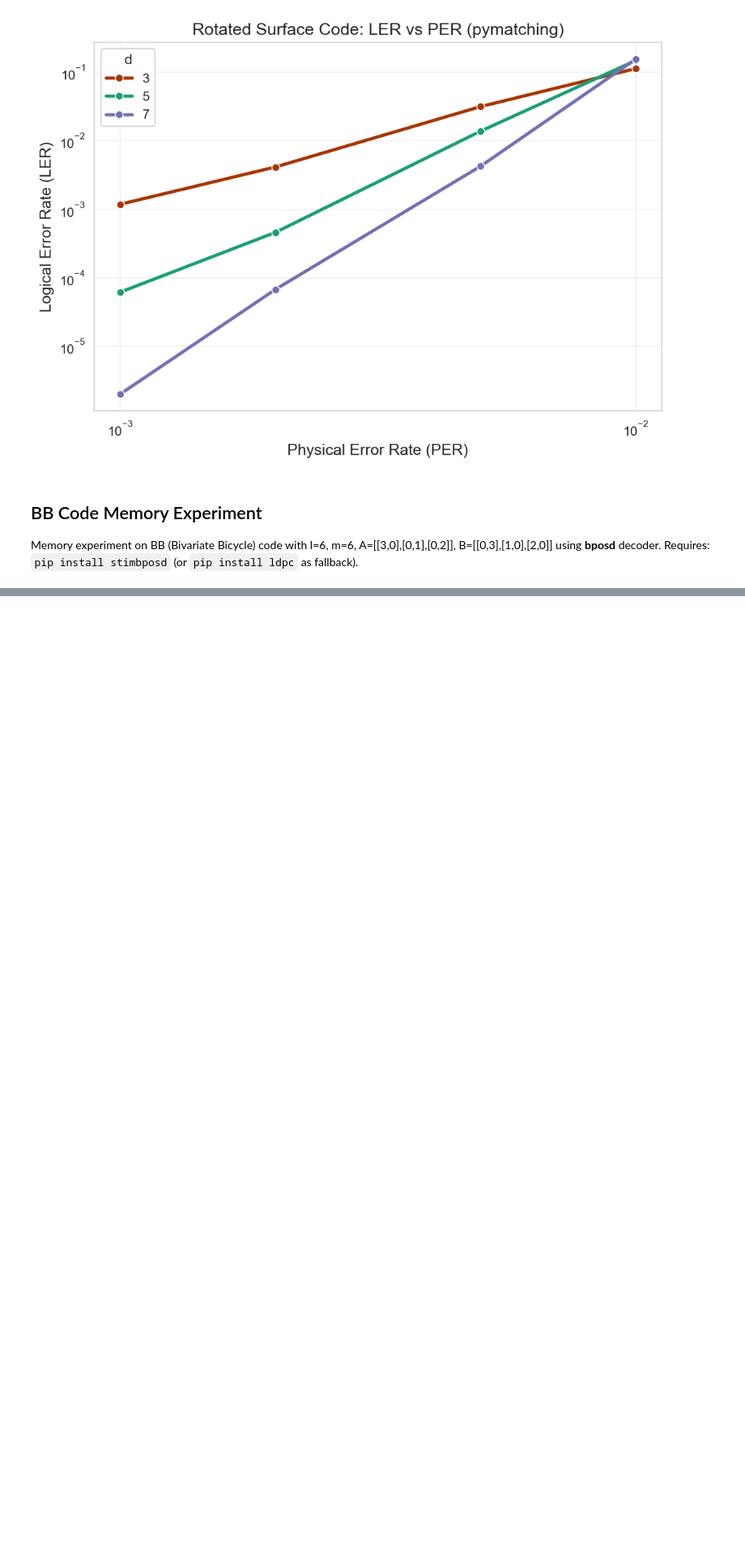
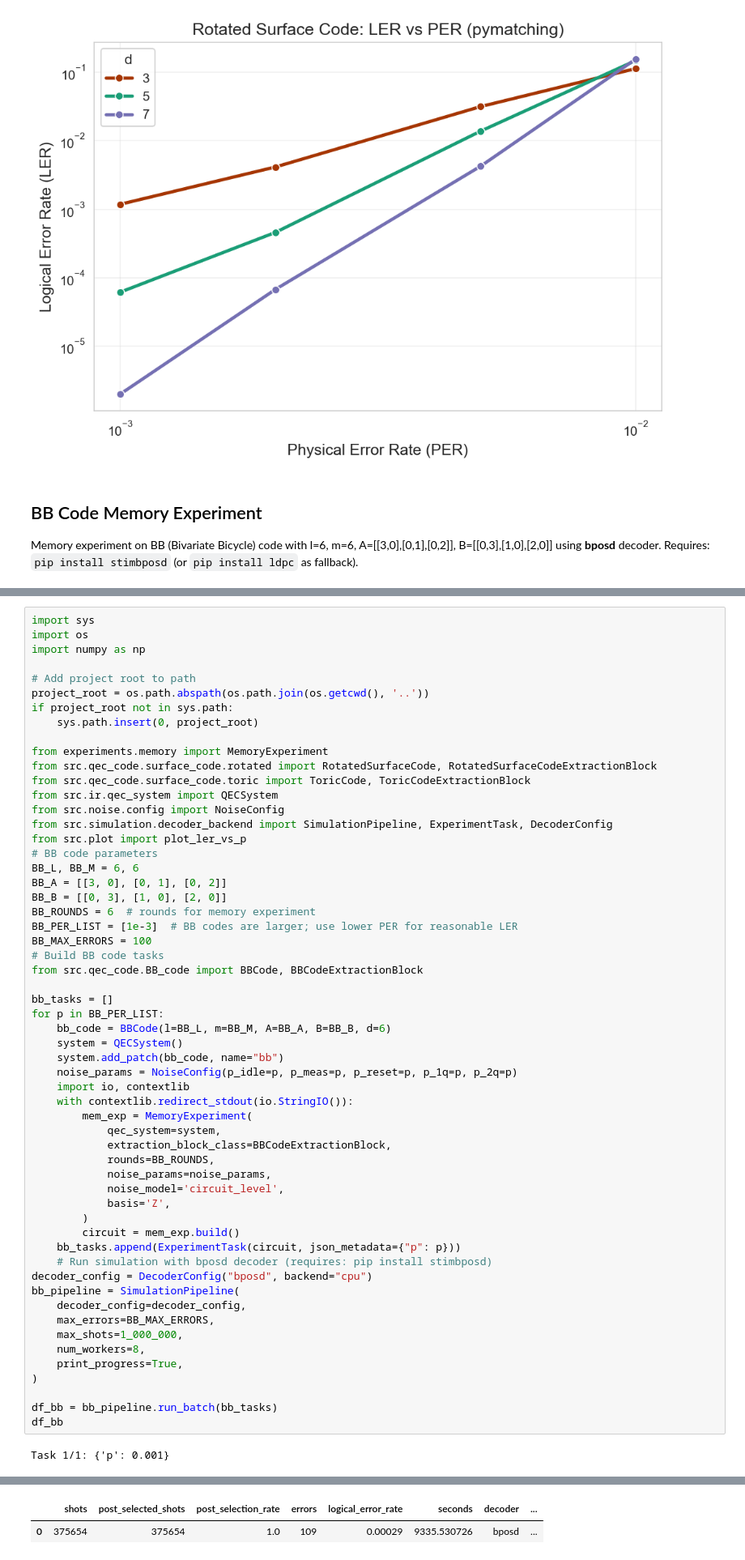
Before and after one commit to QuTone/LightStim, a Jupyter notebook: notebooks/test_decoder.ipynb, the cells around one changed output, grey strips where cells are left out. Shown at 81% size. Saved outputs shown, nothing was run; the diff lists cells and outputs as text; blank space fills up the shorter version.

```diff
--- a/notebooks/test_decoder.ipynb
+++ b/notebooks/test_decoder.ipynb
@@ -222,0 +178,59 @@ plot_ler_vs_p(
+# %%
+import sys
+import os
+import numpy as np
+
+# Add project root to path
+project_root = os.path.abspath(os.path.join(os.getcwd(), '..'))
+if project_root not in sys.path:
+    sys.path.insert(0, project_root)
+
+from experiments.memory import MemoryExperiment
+from src.qec_code.surface_code.rotated import RotatedSurfaceCode, RotatedSurfaceCodeExtractionBlock
+from src.qec_code.surface_code.toric import ToricCode, ToricCodeExtractionBlock
+from src.ir.qec_system import QECSystem
+from src.noise.config import NoiseConfig
+from src.simulation.decoder_backend import SimulationPipeline, ExperimentTask, DecoderConfig
+from src.plot import plot_ler_vs_p
+# BB code parameters
+BB_L, BB_M = 6, 6
+BB_A = [[3, 0], [0, 1], [0, 2]]
+BB_B = [[0, 3], [1, 0], [2, 0]]
+BB_ROUNDS = 6  # rounds for memory experiment
+BB_PER_LIST = [1e-3]  # BB codes are larger; use lower PER for reasonable LER
+BB_MAX_ERRORS = 100
+# Build BB code tasks
+from src.qec_code.BB_code import BBCode, BBCodeExtractionBlock
+
+bb_tasks = []
+for p in BB_PER_LIST:
+    bb_code = BBCode(l=BB_L, m=BB_M, A=BB_A, B=BB_B, d=6)
+    system = QECSystem()
+    system.add_patch(bb_code, name="bb")
+    noise_params = NoiseConfig(p_idle=p, p_meas=p, p_reset=p, p_1q=p, p_2q=p)
+    import io, contextlib
+    with contextlib.redirect_stdout(io.StringIO()):
+        mem_exp = MemoryExperiment(
+            qec_system=system,
+            extraction_block_class=BBCodeExtractionBlock,
+            rounds=BB_ROUNDS,
+            noise_params=noise_params,
+            noise_model='circuit_level',
+            basis='Z',
+        )
+        circuit = mem_exp.build()
+    bb_tasks.append(ExperimentTask(circuit, json_metadata={"p": p}))
+    # Run simulation with bposd decoder (requires: pip install stimbposd)
+decoder_config = DecoderConfig("bposd", backend="cpu")
+bb_pipeline = SimulationPipeline(
+    decoder_config=decoder_config,
+    max_errors=BB_MAX_ERRORS,
+    max_shots=1_000_000,
+    num_workers=8,
+    print_progress=True,
+)
+
+df_bb = bb_pipeline.run_batch(bb_tasks)
+df_bb
+# %% [output]
+Task 1/1: {'p': 0.001}
@@ -222,0 +254,2 @@ plot_ler_vs_p(
+|  | shots | post_selected_shots | post_selection_rate | errors | logical_error_rate | seconds | decoder | ... |
+| 0 | 375654 | 375654 | 1.0 | 109 | 0.00029 | 9335.530726 | bposd | ... |
```
Also changed, not shown: parts of 7 cells of this notebook, 12 other files.
